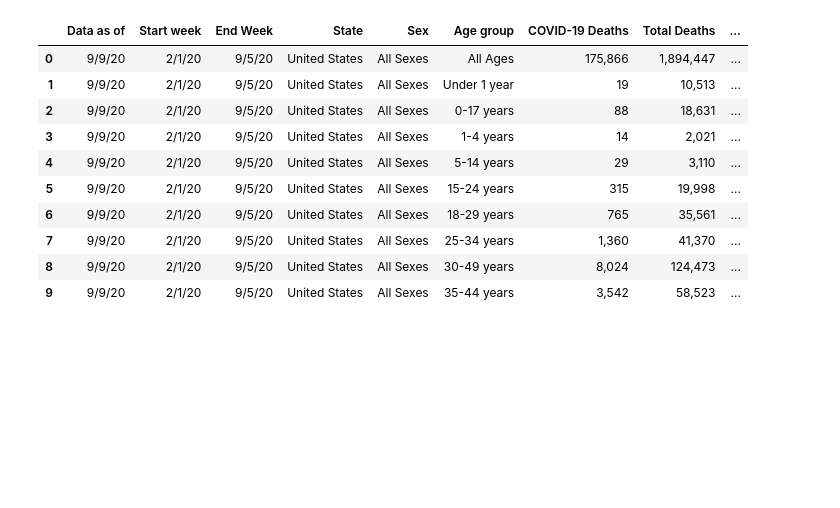
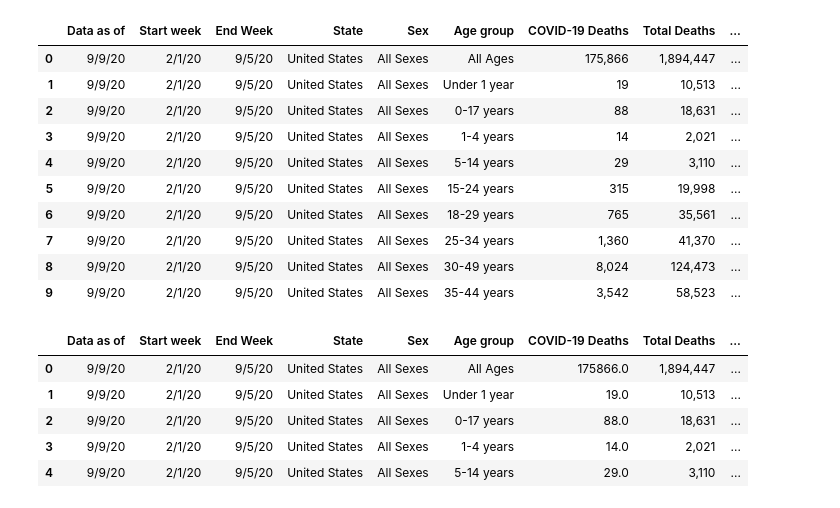
Before and after one commit to gelopez21/ProjectOne, a Jupyter notebook: Project One - Data Cleansing.ipynb, the cells around one changed output. Saved outputs shown, nothing was run; the diff lists cells and outputs as text; code cells hidden in the pictures; blank space fills up the shorter version.

```diff
--- a/Project One - Data Cleansing.ipynb
+++ b/Project One - Data Cleansing.ipynb
@@ -52,2 +50,14 @@ data.dropna(how="all", inplace=True)
+# %%
+data.dropna(how="all", inplace=True)
+data.count()
+data["COVID-19 Deaths"] = data["COVID-19 Deaths"].str.replace(",","", regex=True).astype('float')
+data.head()
+# %% [output]
+|  | Data as of | Start week | End Week | State | Sex | Age group | COVID-19 Deaths | Total Deaths | ... |
+| 0 | 9/9/20 | 2/1/20 | 9/5/20 | United States | All Sexes | All Ages | 175866.0 | 1,894,447 | ... |
+| 1 | 9/9/20 | 2/1/20 | 9/5/20 | United States | All Sexes | Under 1 year | 19.0 | 10,513 | ... |
+| 2 | 9/9/20 | 2/1/20 | 9/5/20 | United States | All Sexes | 0-17 years | 88.0 | 18,631 | ... |
+| 3 | 9/9/20 | 2/1/20 | 9/5/20 | United States | All Sexes | 1-4 years | 14.0 | 2,021 | ... |
+| 4 | 9/9/20 | 2/1/20 | 9/5/20 | United States | All Sexes | 5-14 years | 29.0 | 3,110 | ... |
 # %%
 df_US = data[data["State"] == "United States"]
```
Also changed, not shown: parts of 7 cells of this notebook.
